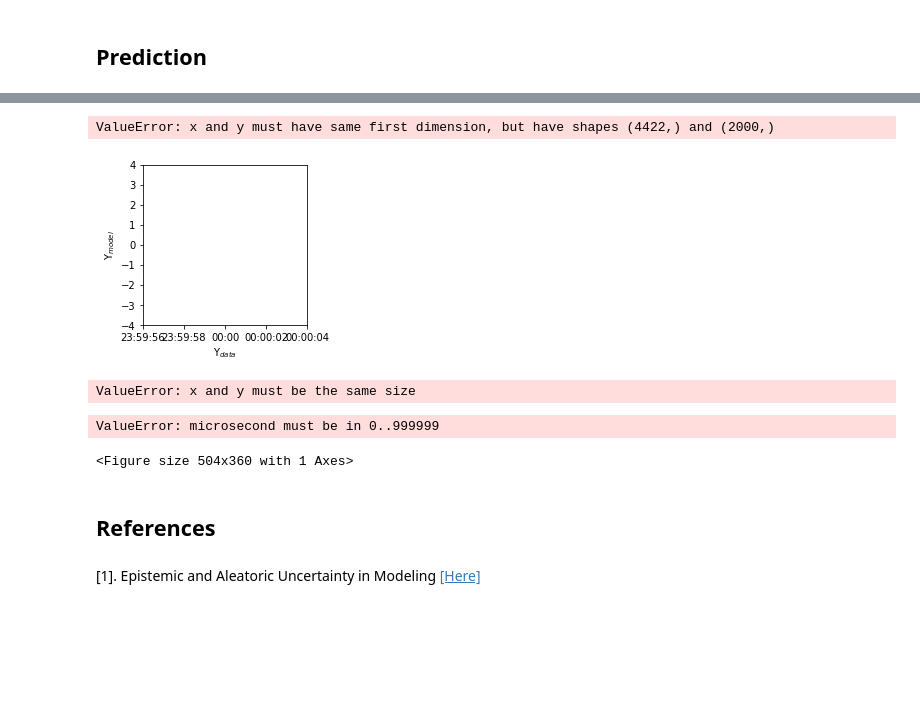
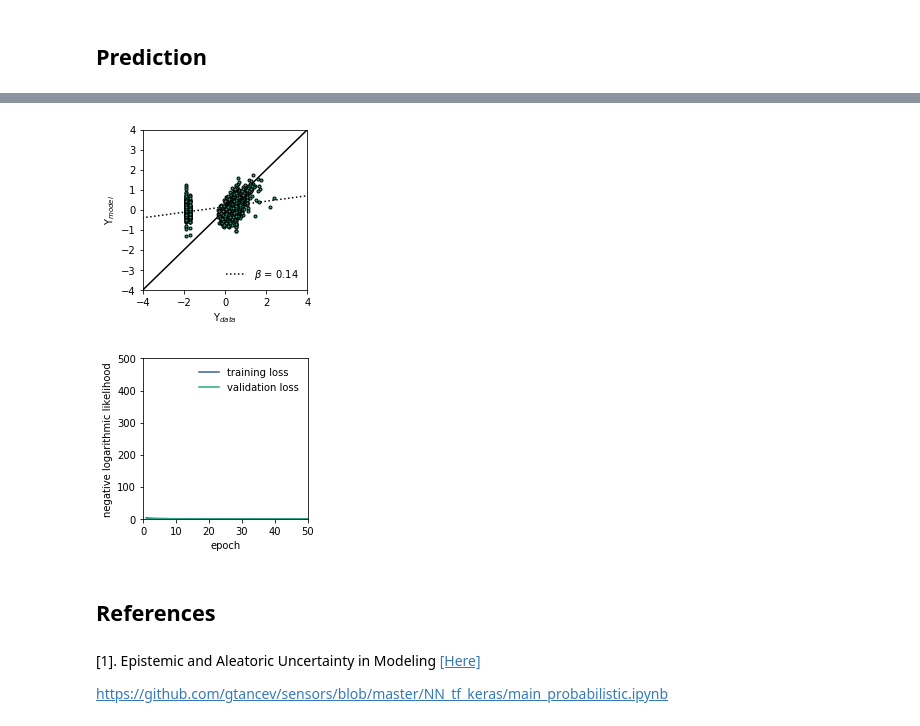
Before and after one commit to erikapat/ML_ALGORITHMS_TEST, a Jupyter notebook: BayesianDeepLearning/BayesianNeuralNetwork.ipynb, the cells around one changed output, grey strips where cells are left out. Cells and saved outputs as stored; diff of their text form; code cells hidden in the pictures; blank space fills up the shorter version.

```diff
--- a/BayesianDeepLearning/BayesianNeuralNetwork.ipynb
+++ b/BayesianDeepLearning/BayesianNeuralNetwork.ipynb
@@ -91,8 +91,8 @@ X_t = X_t[(is_inlier > 0),:]
 dataset = pd.DataFrame(X_t, columns=columns)
 # Select labels for inputs and outputs.
 inputs = ["PT08.S1(CO)", "PT08.S3(NOx)", "PT08.S4(NO2)", "PT08.S5(O3)", "T", "AH"]
-#outputs = ["CO(GT)", "C6H6(GT)", "NOx(GT)", "NO2(GT)"]
-outputs = ["CO(GT)"]
+outputs = ["CO(GT)", "C6H6(GT)", "NOx(GT)", "NO2(GT)"]
+#outputs = ["CO(GT)"]
 # %% [markdown]
 ## **Data Handling**
 
@@ -177,10 +198,7 @@ To account for aleotoric and epistemic uncertainty, only the dense layers have t
 samples = 500
 iterations = 10
 test_iterator = tf.compat.v1.data.make_one_shot_iterator(data_test)
-X_true, Y_true, Y_pred = np.empty(shape=(samples, len(inputs))),
-np.empty(shape=(samples, len(outputs))),
-np.empty(shape=(samples, len(outputs), iterations))
-
+X_true, Y_true, Y_pred = np.empty(shape=(samples, len(inputs))), np.empty(shape=(samples, len(outputs))), np.empty(shape=(samples, len(outputs), iterations))
 for i in range(samples):
     features, labels = test_iterator.get_next()
     X_true[i,:] = features
@@ -188,6 +206,6 @@ for i in range(samples):
     for k in range(iterations):
         Y_pred[i,:,k] = model.predict(features)
 
-# Calculate mean and standard deviation.
+# Calculate mean and standard deviation. (that determines the uncertainty)
 Y_pred_m = np.mean(Y_pred, axis=-1)
 Y_pred_s = np.std(Y_pred, axis=-1)
@@ -237,28 +274,62 @@ array([datetime.time(18, 0), datetime.time(19, 0), datetime.time(20, 0),
+# %%
+# Predict.
+samples = 500
+iterations = 10
+test_iterator = tf.compat.v1.data.make_one_shot_iterator(data_test)
+X_true, Y_true, Y_pred = np.empty(shape=(samples, len(inputs))), np.empty(shape=(samples, len(outputs))), np.empty(shape=(samples, len(outputs), iterations))
+for i in range(samples):
+    features, labels = test_iterator.get_next()
+    X_true[i,:] = features
+    Y_true[i,:] = labels.numpy()
+    for k in range(iterations):
+        Y_pred[i,:,k] = model.predict(features)
+
+# Calculate mean and standard deviation. (that determines the uncertainty)
+Y_pred_m = np.mean(Y_pred, axis=-1)
+Y_pred_s = np.std(Y_pred, axis=-1)
 # %%
+# Determine slope.
+slope = lin_reg.fit(Y_true.flatten().reshape(-1, 1),
+                    Y_pred_m.flatten().reshape(-1, 1))
+
+# Perform predictions.
+Y_syn = np.linspace(-10, 10, 10)
+Y_syn_p = slope.predict(Y_syn.reshape(-1, 1))
+
 # Plot predictions vs. true values.
 fig = plt.figure(figsize=(2.95,2.95))
 fig.tight_layout()
 ax = fig.add_subplot(111)
 ax.set_xlabel(r"Y$_{data}$")
 ax.set_ylabel(r"Y$_{model}$")
 ax.set_xlim(-4.0, 4.0)
 ax.set_ylim(-4.0, 4.0)
-ax.plot(data.Time, Y_true.flatten(), color=plt.cm.viridis(0.6), marker=".", alpha=1.0, mec='k', linestyle="")
+ax.plot(Y_syn, Y_syn_p, ":", color="k", label=r"$\beta$ = "+str(np.round(slope.coef_[0][0],2)))
+ax.plot([-10,10], [-10,10], "-", color="k")
+ax.plot(Y_true.flatten(), Y_pred_m.flatten(), color=plt.cm.viridis(0.6), marker=".", alpha=1.0, mec='k', linestyle="")
 plt.legend(frameon=False, loc=4, ncol=1)
 plt.savefig('figures/congruency_probabilistic_aleotoric',dpi=900,transparent=True,orientation='landscape',bbox_inches='tight')
 plt.show()
 # %% [output]
-ValueError: x and y must have same first dimension, but have shapes (4422,) and (2000,)
-[figure, old version]
+[figure, new version]
-# %%
-plt.figure(figsize=(7, 5))
-plt.scatter(data.Time.to_numpy(), Y_true)
-plt.title("Bayesian Line With Error Bars")
-# %% [output]
-ValueError: x and y must be the same size
-ValueError: microsecond must be in 0..999999
-<Figure size 504x360 with 1 Axes>
+# %%
+# Plot the training session.
+fig = plt.figure(figsize=(2.95,2.95))
+fig.tight_layout()
+plt.xlim(0, np.round(len(model.history.epoch)+4,-1))
+plt.ylim(0, 500)
+plt.xlabel("epoch")
+plt.ylabel("negative logarithmic likelihood")
+plt.plot(list(map(lambda x: x + 1, model.history.epoch)), model.history.history["loss"], label="training loss", color=plt.cm.viridis(0.3))
+plt.plot(list(map(lambda x: x + 1, model.history.epoch)), model.history.history["val_loss"], label="validation loss", color=plt.cm.viridis(0.6))
+plt.legend(frameon=False, loc=0)
+plt.savefig('./figures/metrics_probabilistic_aleotoric_epistemic',dpi=900,transparent=True,orientation='landscape',bbox_inches='tight')
+plt.show()
+# %% [output]
+[figure, added]
 # %% [markdown]
 ## **References**
 # %% [markdown]
 [1]. Epistemic and Aleatoric Uncertainty in Modeling [[Here]](https://asmedigitalcollection.asme.org/IDETC-CIE/proceedings-abstract/IDETC-CIE2013/55997/V008T13A019/256671)
+
+https://github.com/gtancev/sensors/blob/master/NN_tf_keras/main_probabilistic.ipynb
```
Also changed, not shown: parts of 9 cells of this notebook, 5 other files.
